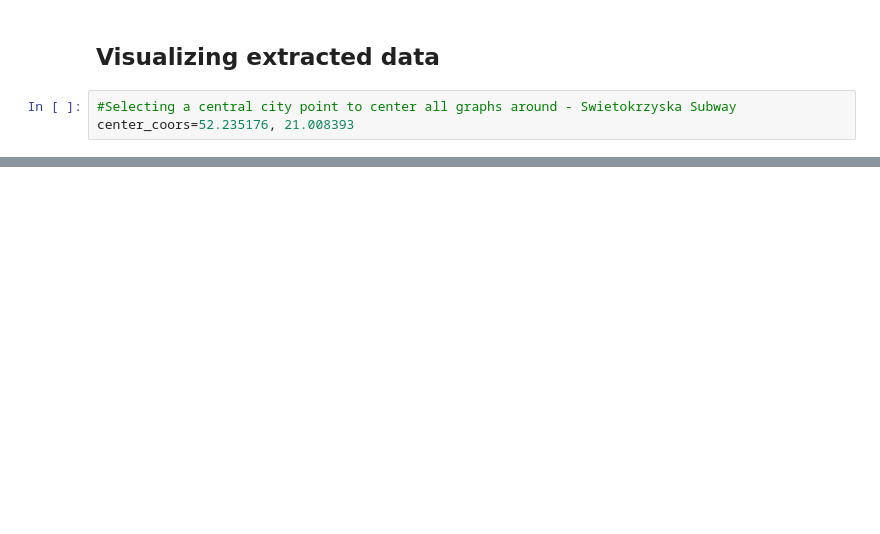
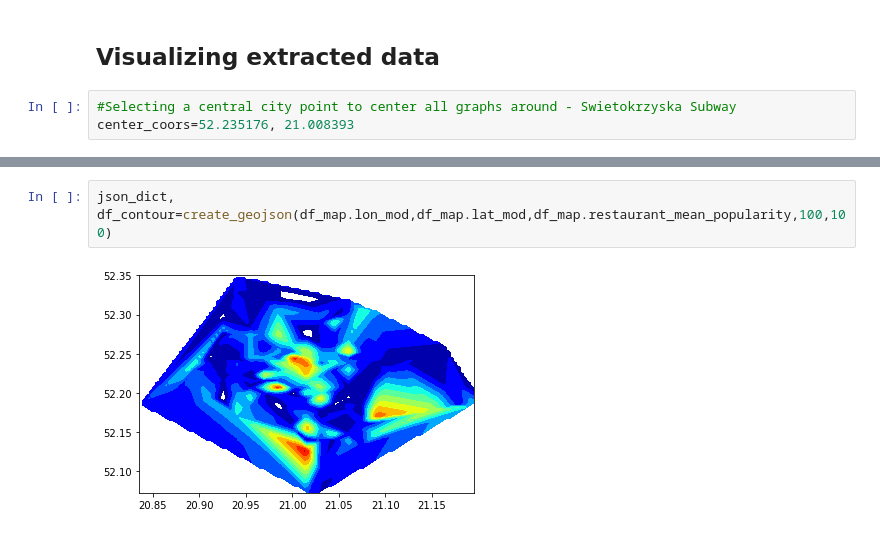
Before and after one commit to Jan-Majewski/Project_Portfolio, a Jupyter notebook: 03_Real_Estate_pricing_in_Warsaw/03_04_Creating_cultural_score.ipynb, the cells around one changed output, grey strips where cells are left out. Drawn from its saved outputs; the diff is of its cells as text; blank space fills up the shorter version.

```diff
--- a/03_Real_Estate_pricing_in_Warsaw/03_04_Creating_cultural_score.ipynb
+++ b/03_Real_Estate_pricing_in_Warsaw/03_04_Creating_cultural_score.ipynb
@@ -321,0 +839,4 @@ iplot(figure)
+# %%
+json_dict, df_contour=create_geojson(df_map.lon_mod,df_map.lat_mod,df_map.restaurant_mean_popularity,100,100)
+# %% [output]
+[figure, added]
```
Also changed, not shown: parts of 55 cells of this notebook.
